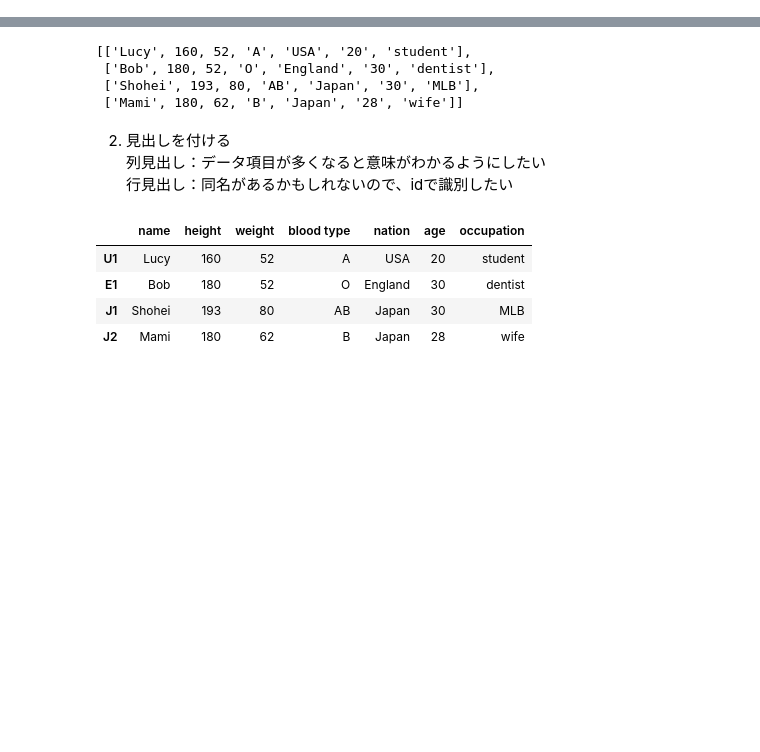
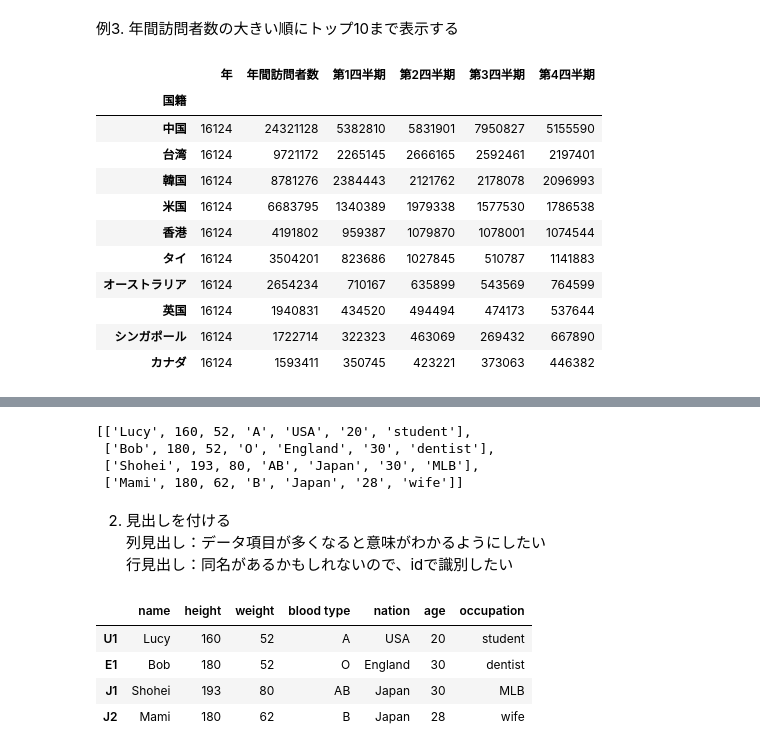
Before and after one commit to ueharaLab/python_intro_dataset1, a Jupyter notebook: Dataframe.ipynb, the cells around one changed output, grey strips where cells are left out. Drawn from its saved outputs; the diff is of its cells as text; code cells hidden in the pictures; blank space fills up the shorter version.

```diff
--- a/Dataframe.ipynb
+++ b/Dataframe.ipynb
@@ -0,0 +132,18 @@
+# %% [markdown]
+例3. 年間訪問者数の大きい順にトップ10まで表示する
+# %%
+f_visitors_byNation=f_visitors_byNation.sort_values('年間訪問者数', ascending=False)
+f_visitors_byNation.iloc[:10,:]
+# %% [output]
+|  | 年 | 年間訪問者数 | 第1四半期 | 第2四半期 | 第3四半期 | 第4四半期 |
+| 国籍 |  |  |  |  |  |  |
+| 中国 | 16124 | 24321128 | 5382810 | 5831901 | 7950827 | 5155590 |
+| 台湾 | 16124 | 9721172 | 2265145 | 2666165 | 2592461 | 2197401 |
+| 韓国 | 16124 | 8781276 | 2384443 | 2121762 | 2178078 | 2096993 |
+| 米国 | 16124 | 6683795 | 1340389 | 1979338 | 1577530 | 1786538 |
+| 香港 | 16124 | 4191802 | 959387 | 1079870 | 1078001 | 1074544 |
+| タイ | 16124 | 3504201 | 823686 | 1027845 | 510787 | 1141883 |
+| オーストラリア | 16124 | 2654234 | 710167 | 635899 | 543569 | 764599 |
+| 英国 | 16124 | 1940831 | 434520 | 494494 | 474173 | 537644 |
+| シンガポール | 16124 | 1722714 | 322323 | 463069 | 269432 | 667890 |
+| カナダ | 16124 | 1593411 | 350745 | 423221 | 373063 | 446382 |
```
Also changed, not shown: parts of 10 cells of this notebook, 2 other files.
